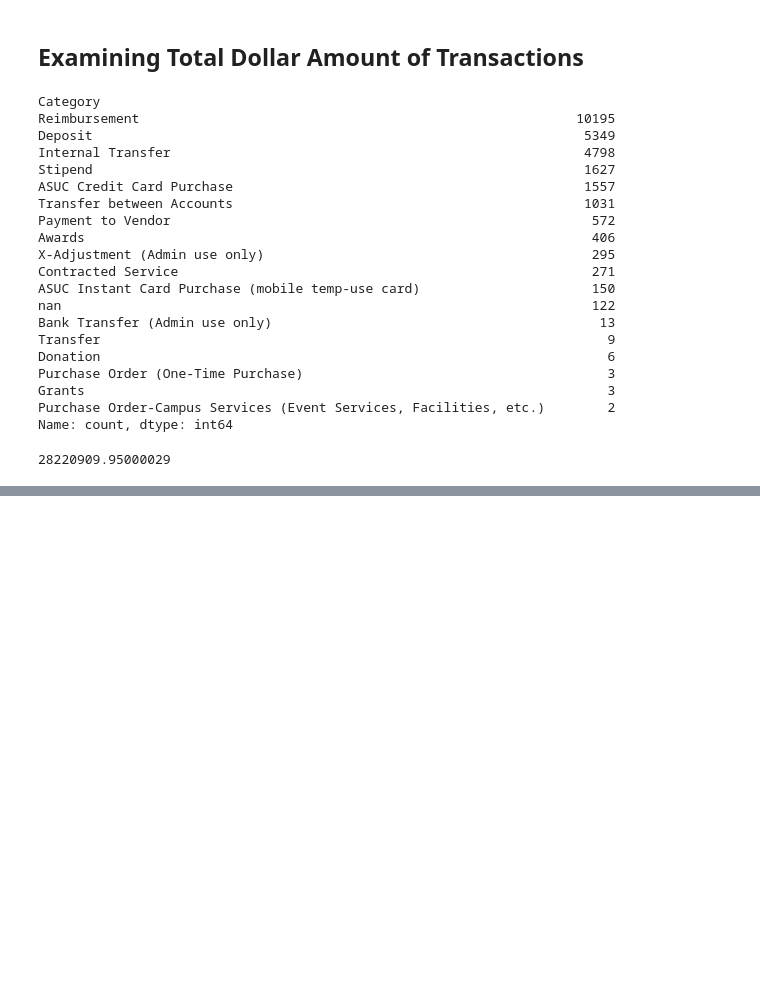
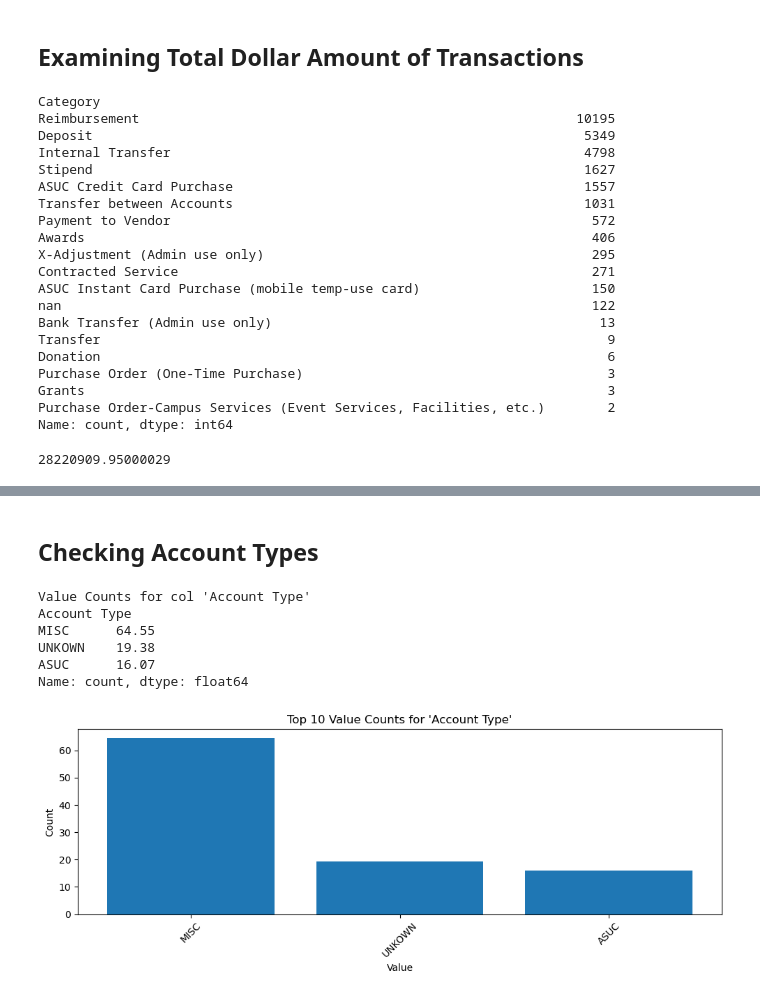
Before and after one commit to J-Ngaiii/ocfo-etl, a Jupyter notebook: experiments/transacs-eda.ipynb, the cells around one changed output, grey strips where cells are left out. Cells and saved outputs as stored; diff of their text form; code cells hidden in the pictures; blank space fills up the shorter version.

Commit message:
updated transactions notebook with all relevant transformation functions

```diff
--- a/experiments/transacs-eda.ipynb
+++ b/experiments/transacs-eda.ipynb
@@ -382,3 +392,9 @@ def not_admin(entry: str):
+# %%
+def m_relevance(entry: str):
+    # SGPA Advisor Mickael said these are the relevant categories to keep track of
+    KEY = set(['credit card', 'reimbursement', 'stipend', 'payment to vendor', 'contracted service'])
+    ENTRY = entry.lower().strip()
+    return ENTRY in KEY
 # %%
 amount_sum = tbl[tbl['Category'].apply(not_admin)]
 sum(amount_sum['Amount'])
@@ -386,0 +410,3 @@ sum(amount_sum['Amount'])
+# %%
+tbl['Admin'] = tbl['Category'].apply(admin)
+tbl['M Relevance'] = tbl['Category'].apply(m_relevance)
@@ -386,0 +422,25 @@ sum(amount_sum['Amount'])
+# %% [markdown]
+## Checking Account Types
+# %%
+def account_interpreter(entry: str):
+    ENTRY = entry.lower().strip()
+    if 'asucfunds' in ENTRY:
+        return 'ASUC'
+    elif 'misc' in ENTRY:
+        return 'MISC'
+    elif 'summary' in ENTRY:
+        return 'SUMMARY'
+    else:
+        return 'UNKOWN'
+# %%
+tbl['Account Type'] = tbl['Originator Account Name'].apply(account_interpreter)
+# %%
+values_visualizer(tbl, 'Account Type')
+# %% [output]
+Value Counts for col 'Account Type'
+Account Type
+MISC      64.55
+UNKOWN    19.38
+ASUC      16.07
+Name: count, dtype: float64
+[figure, added]
```
Also changed, not shown: parts of 7 cells of this notebook.
